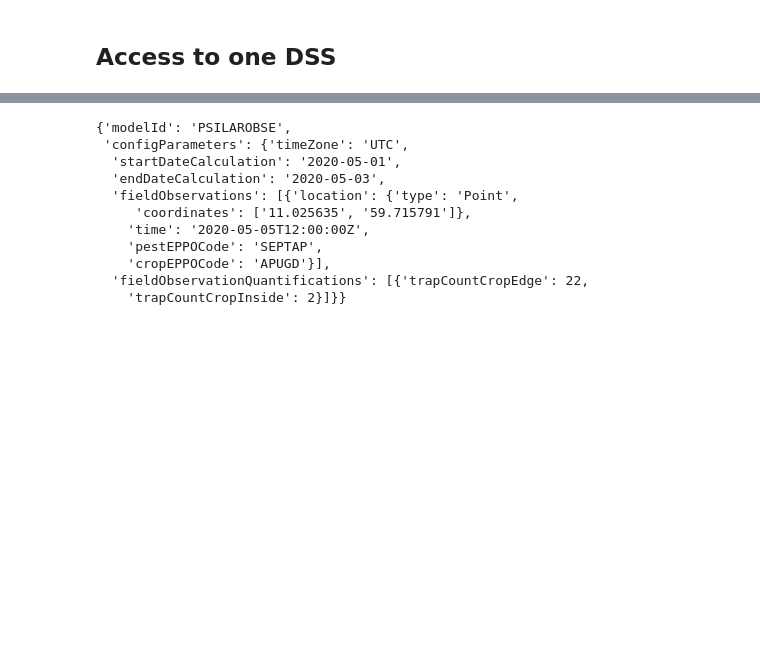
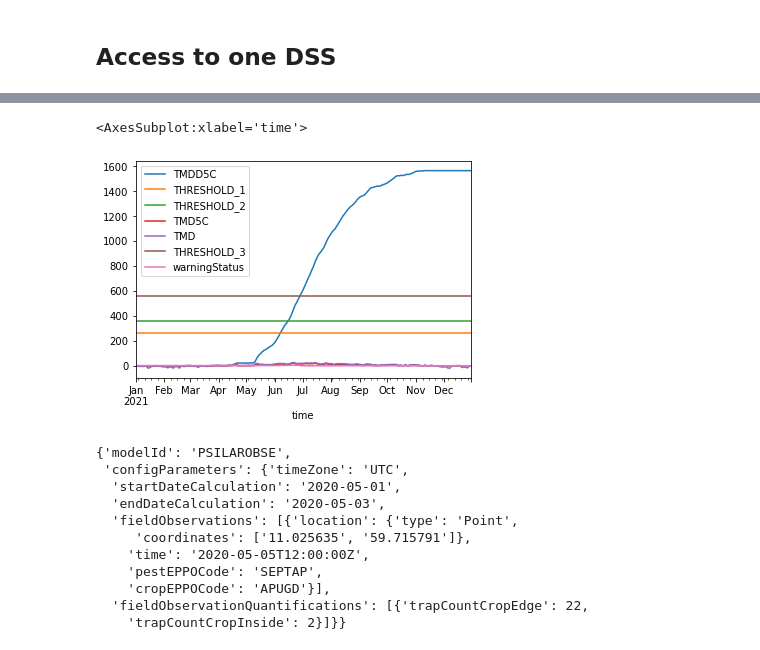
Before and after one commit to H2020-IPM-openalea/DSS, a Jupyter notebook: example/ipm_dss.ipynb, the cells around one changed output, grey strips where cells are left out. Cells and saved outputs as stored; diff of their text form; code cells hidden in the pictures; blank space fills up the shorter version.

```diff
--- a/example/ipm_dss.ipynb
+++ b/example/ipm_dss.ipynb
@@ -80,5 +76,5 @@ Attributes:
     description:      The warning system model «Carrot rust fly temperature» ...
     description_url:  https://www.vips-landbruk.no/forecasts/models/PSILARTEMP/
 # %%
-ds.to_dataframe()
+ds.to_dataframe().plot.line()
 # %% [output]
@@ -102,3 +81,5 @@ ds.to_dataframe()
+<AxesSubplot:xlabel='time'>
+[figure, added]
 # %%
 PSILAROBS= dss.get_dss(DSSId='PSILAROBSE')
 # %%
```
Also changed, not shown: parts of 5 cells of this notebook.
